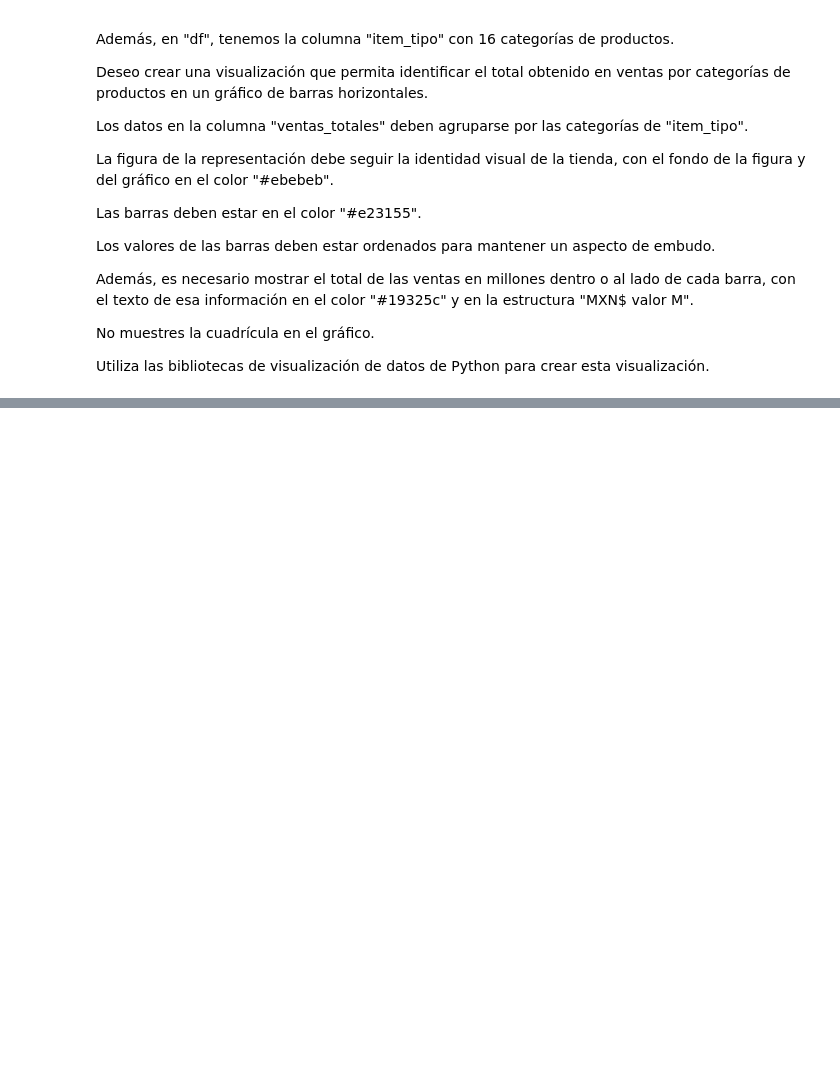
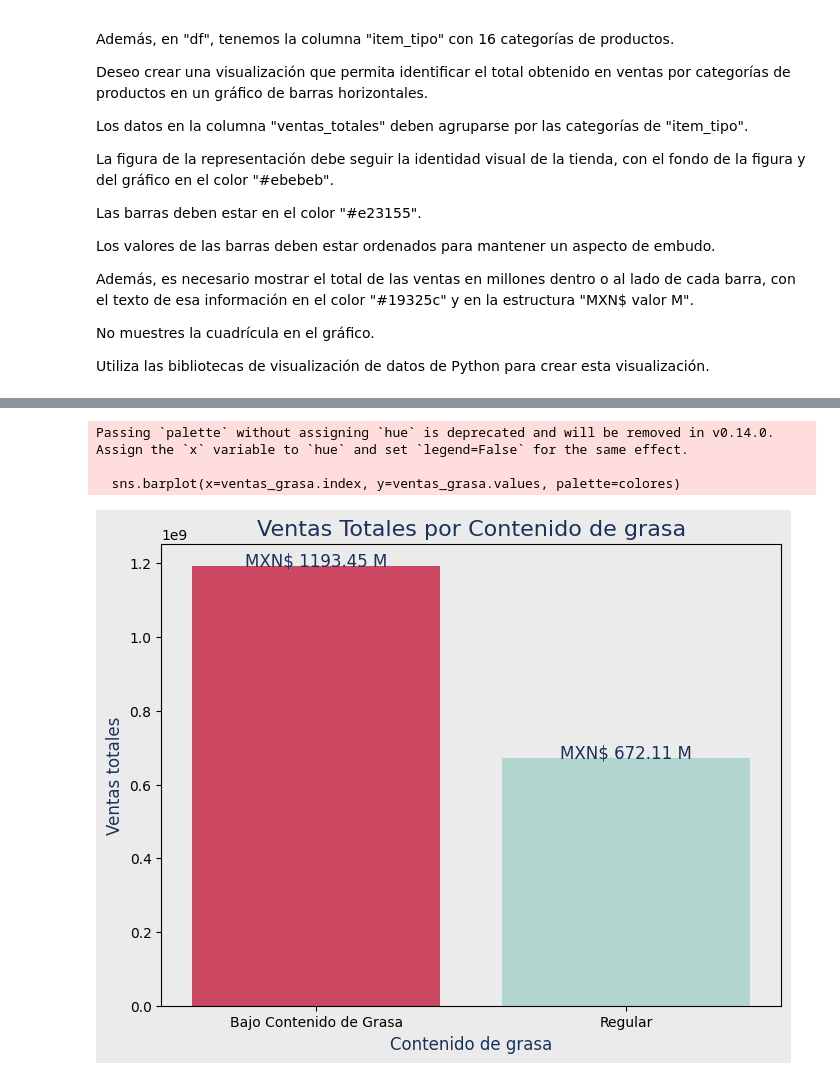
Before and after one commit to Mjdiazri/Code7Days, a Jupyter notebook: Utilizando_chatgpt_como_asistente.ipynb, the cells around one changed output, grey strips where cells are left out. Cells and saved outputs as stored; diff of their text form; code cells hidden in the pictures; blank space fills up the shorter version.

```diff
--- a/Utilizando_chatgpt_como_asistente.ipynb
+++ b/Utilizando_chatgpt_como_asistente.ipynb
@@ -494,0 +585,34 @@ Utiliza las bibliotecas de visualización de datos de Python para crear esta vis
+# %%
+#Para grafico ventas totales vs cantidad de grasa, se realiza la agrupacion
+
+ventas_grasa = df.groupby('item_contenido_grasa')['ventas_totales'].sum()
+# %%
+#Grafico
+
+plt.figure(figsize=(8, 6))
+
+#Colores especificos por barra
+colores = {'Bajo Contenido de Grasa' : '#e23155', 'Regular': '#acdcd3'}
+
+#Hacer grafico barras
+sns.barplot(x=ventas_grasa.index, y=ventas_grasa.values, palette=colores)
+
+#Personalizacion
+plt.gcf().set_facecolor('#ebebeb') #color fondo figura
+plt.gca().set_facecolor('#ebebeb') #color fondo grafico
+
+#Etiquetas
+plt.title('Ventas Totales por Contenido de grasa', fontsize = 16, color = '#19325c')
+plt.xlabel('Contenido de grasa', fontsize = 12,color = '#19325c')
+plt.ylabel('Ventas totales', fontsize = 12,color = '#19325c')
+
+#Mostrar valores sobre las barras
+for i, valor in enumerate(ventas_grasa.values):
+    plt.text(i, valor + 0.1,  f'MXN$ {valor/1e6:.2f} M',  ha='center', fontsize = 12, color = '#19325c')
+
+plt.show()
+# %% [output]
+Passing `palette` without assigning `hue` is deprecated and will be removed in v0.14.0. Assign the `x` variable to `hue` and set `legend=False` for the same effect.
+
+  sns.barplot(x=ventas_grasa.index, y=ventas_grasa.values, palette=colores)
+[figure, added]
```
Also changed, not shown: parts of 7 cells of this notebook.
